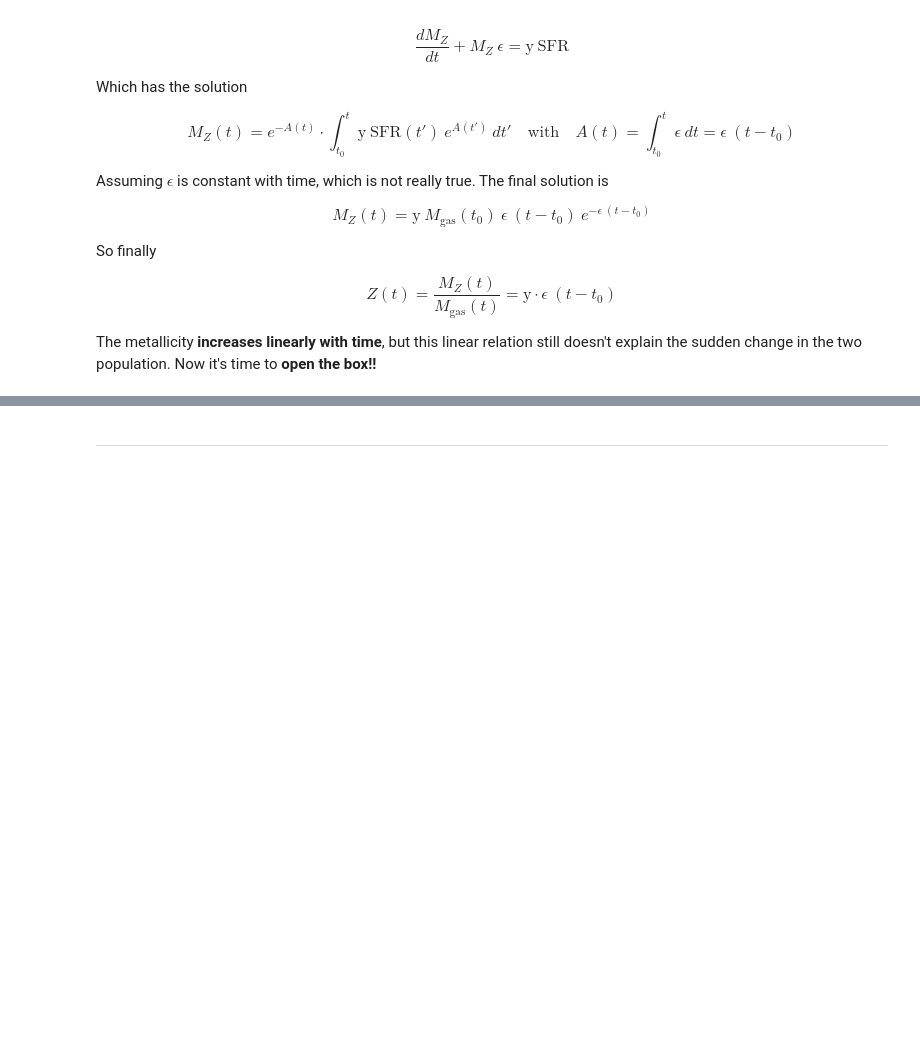
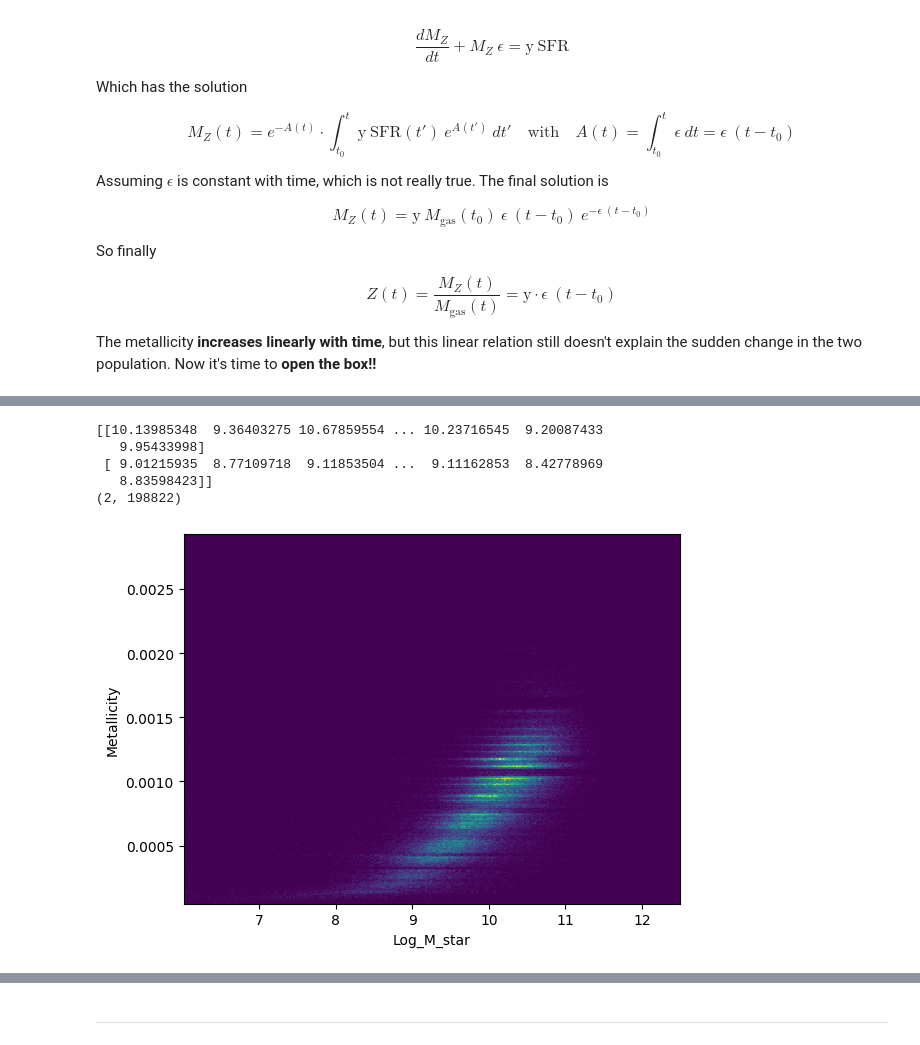
Before and after one commit to smucedola/cosmic-lab, a Jupyter notebook: Lab_1.ipynb, the cells around one changed output, grey strips where cells are left out. Drawn from its saved outputs; the diff is of its cells as text; code cells hidden in the pictures; blank space fills up the shorter version.

Commit message:
added metallicity

```diff
--- a/Lab_1.ipynb
+++ b/Lab_1.ipynb
@@ -424,0 +445,20 @@ Now it's time to **open the box!!**
+# %%
+mask = np.logical_and(Z_neb>-99, mass>-99)
+mass_Z = np.vstack([mass[mask], Z_neb[mask]])
+
+print(mass_Z)
+print(mass_Z.shape)
+# %% [output]
+[[10.13985348  9.36403275 10.67859554 ... 10.23716545  9.20087433
+   9.95433998]
+ [ 9.01215935  8.77109718  9.11853504 ...  9.11162853  8.42778969
+   8.83598423]]
+(2, 198822)
+# %%
+Z_n = 10**(mass_Z[1, :]- 12)
+
+plt.hist2d(mass_Z[0, :], Z_n, bins = 300)
+plt.ylabel('Metallicity')
+plt.xlabel('Log_M_star');
+# %% [output]
+[figure, added]
```
Also changed, not shown: parts of 5 cells of this notebook.
